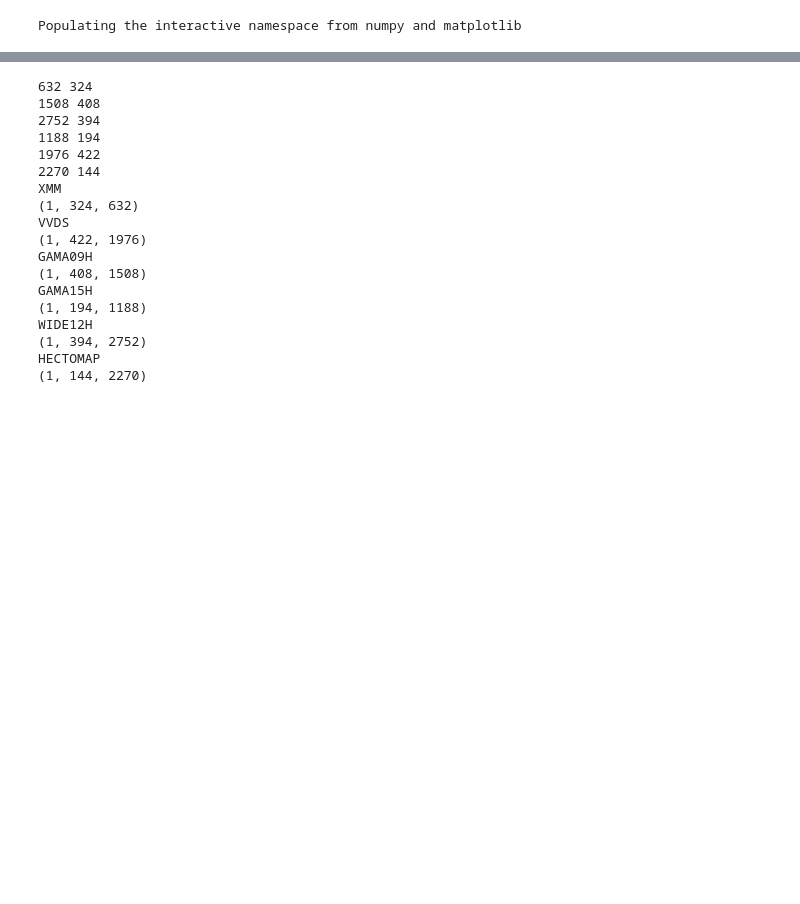
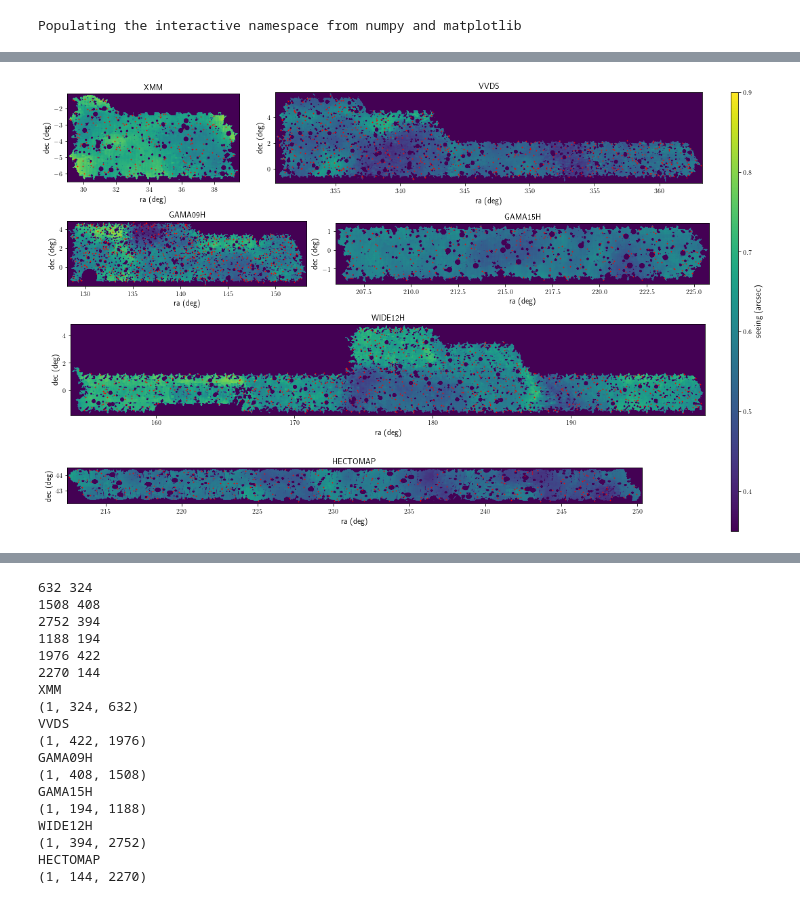
Before and after one commit to mr-superonion/G3sim-HSC, a Jupyter notebook: notebook/blind/4_2-densMap-2D.ipynb, the cells around one changed output, grey strips where cells are left out. Cells and saved outputs as stored; diff of their text form; code cells hidden in the pictures; blank space fills up the shorter version.

```diff
--- a/notebook/blind/4_2-densMap-2D.ipynb
+++ b/notebook/blind/4_2-densMap-2D.ipynb
@@ -31,0 +62,84 @@ parser2.read(configName)
+# %%
+pltList=['XMM','VVDS','GAMA09H','GAMA15H','WIDE12H','HECTOMAP']
+lenList={}
+imgList={}
+cmax=0.
+for fieldname in pltList:
+    data=pyfits.getdata(os.path.join(outDir,'%s_fwhmMap.fits' %fieldname))
+    print(fieldname)
+    print(data.shape)
+    lenList.update({fieldname:data.shape})
+    imgList.update({fieldname:data})
+    fmax=np.max(data)
+    if fmax>cmax:
+        cmax=fmax
+
+psfs=astTab.Table.read('wrkDir/s19/s19-1/info_newS19Mask_fd001_sim.csv')
+ra=psfs['psf_ra']
+dec=psfs['psf_dec']
+
+configName  =   'wrkDir/s19/s19-1/anaCat_newS19Mask_fdeltacut/plot/char.ini'
+parser2      =   ConfigParser()
+parser2.read(configName)
+plt.close()
+#norm = mpl.colors.SymLogNorm(linthresh=0.4,vmin=5, vmax=cmax)
+norm=mpl.colors.Normalize(vmin=0.35, vmax=0.90)
+
+fig = plt.figure(figsize=(15,10))
+ratio=int(1./(lenList['VVDS'][-1]/lenList['VVDS'][-2]/lenList['XMM'][-1]*lenList['XMM'][-2]+1.)*10.+0.5)
+ax1 = plt.subplot2grid((8, 10), (0, 0), colspan=ratio,rowspan=2)
+ax1.set_title('XMM',fontsize=12)
+msk=psfs['field']=='XMM'
+ax1.scatter(ra[msk],dec[msk],s=.6,c='red')
+ax1.imshow(imgList['XMM'][0],origin='lower',extent=extList['XMM'],norm=norm)
+ax1.set_xlabel('ra (deg)',fontsize=12)
+ax1.set_ylabel('dec (deg)',fontsize=12)
+ax2 = plt.subplot2grid((8, 10), (0, ratio), colspan=10-ratio,rowspan=2)
+ax2.set_title('VVDS',fontsize=12)
+msk=psfs['field']=='VVDS'
+addR=(ra<300.).astype(int)*360
+ax2.scatter(ra[msk]+addR[msk],dec[msk],s=.6,c='red')
+ax2.imshow(imgList['VVDS'][0],origin='lower',extent=extList['VVDS'],norm=norm)
+ax2.set_xlabel('ra (deg)',fontsize=12)
+ax2.set_ylabel('dec (deg)',fontsize=12)
+
+ratio=int(1./(lenList['GAMA15H'][-1]/lenList['GAMA15H'][-2]/lenList['GAMA09H'][-1]*lenList['GAMA09H'][-2]+1.)*10.+0.5)
+ax3 = plt.subplot2grid((8, 10), (2, 0), colspan=ratio,rowspan=2)
+ax3.set_title('GAMA09H',fontsize=12)
+msk=psfs['field']=='GAMA09H'
+ax3.scatter(ra[msk],dec[msk],s=.6,c='red')
+ax3.imshow(imgList['GAMA09H'][0],origin='lower',extent=extList['GAMA09H'],norm=norm)
+ax3.set_xlabel('ra (deg)',fontsize=12)
+ax3.set_ylabel('dec (deg)',fontsize=12)
+ax4 = plt.subplot2grid((8, 10), (2, ratio), colspan=10-ratio,rowspan=2)
+ax4.set_title('GAMA15H',fontsize=12)
+msk=psfs['field']=='GAMA15H'
+ax4.scatter(ra[msk],dec[msk],s=.6,c='red')
+ax4.imshow(imgList['GAMA15H'][0],origin='lower',extent=extList['GAMA15H'],norm=norm)
+ax4.set_xlabel('ra (deg)',fontsize=12)
+ax4.set_ylabel('dec (deg)',fontsize=12)
+
+ax5 = plt.subplot2grid((8, 10), (4, 0), colspan=10,rowspan=2)
+ax5.set_title('WIDE12H',fontsize=12)
+msk=psfs['field']=='WIDE12H'
+ax5.scatter(ra[msk],dec[msk],s=.6,c='red')
+ax5.imshow(imgList['WIDE12H'][0],origin='lower',extent=extList['WIDE12H'],norm=norm)
+ax5.set_xlabel('ra (deg)',fontsize=12)
+ax5.set_ylabel('dec (deg)',fontsize=12)
+
+ax6 = plt.subplot2grid((8, 10), (6, 0), colspan=9,rowspan=2)
+ax6.set_title('HECTOMAP',fontsize=12)
+msk=psfs['field']=='HECTOMAP'
+ax6.scatter(ra[msk],dec[msk],s=.6,c='red')
+mm=ax6.imshow(imgList['HECTOMAP'][0],origin='lower',extent=extList['HECTOMAP'],norm=norm)
+ax6.set_xlabel('ra (deg)',fontsize=12)
+ax6.set_ylabel('dec (deg)',fontsize=12)
+plt.tight_layout()
+plt.subplots_adjust(bottom=0.05, right=0.92, top=0.95)
+cax = plt.axes([0.95, 0.05, 0.01, 0.9])
+plt.colorbar(mm,aspect=10,cax=cax)
+
+cax.set_ylabel('seeing (arcsec)',fontsize=13)
+fig.savefig(os.path.join(outDir,'fwhmMap.eps'))
+fig.savefig(os.path.join(outDir,'fwhmMap.png'))
+# %% [output]
@@ -31,0 +158 @@ parser2.read(configName)
+[figure, added]
```
Also changed, not shown: parts of 11 cells of this notebook, 11 other files.
